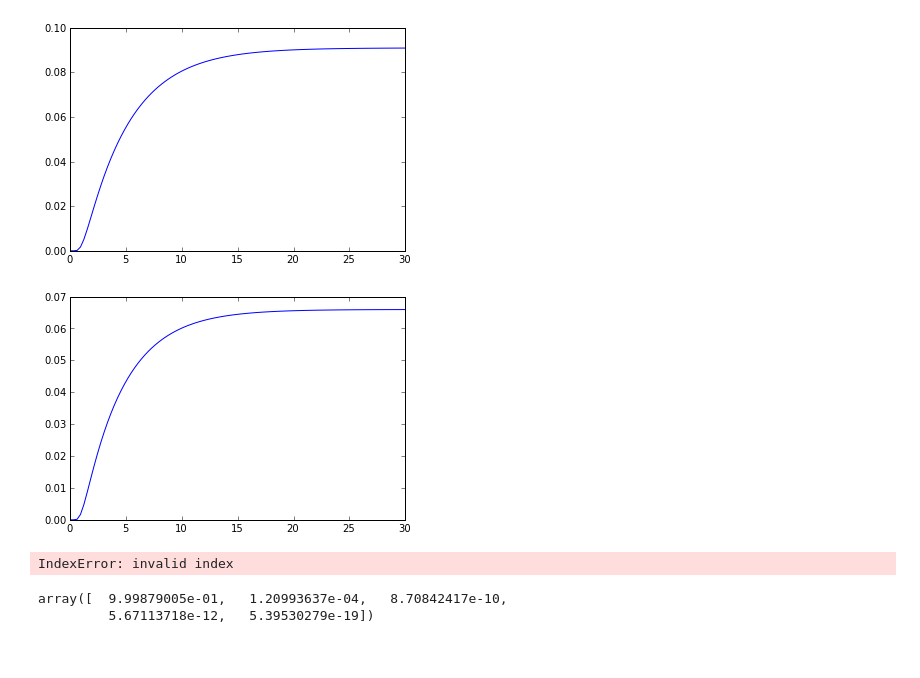
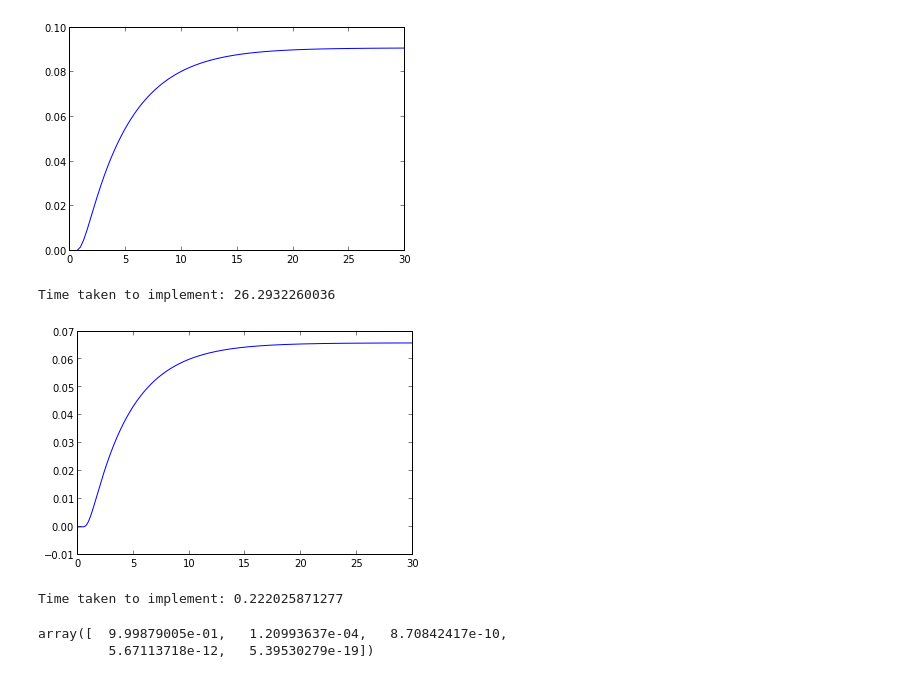
Before and after one commit to cvbrgava/ddp, a Jupyter notebook: notebook/PWL_MOR.ipynb, the cells around one changed output. Cells and saved outputs as stored; diff of their text form; code cells hidden in the pictures.

Commit message:
Common Source Non-linear integration working After long time commit - **BULK**

```diff
--- a/notebook/PWL_MOR.ipynb
+++ b/notebook/PWL_MOR.ipynb
@@ -60,26 +60,30 @@ plt.show()
 # %%
 def dervNL(y,t):
     tempObj=Anew.evalf(subs={x[0]:y[0],x[1]:y[1],x[2]:y[2],x[3]:y[3],x[4]:y[4],x[5]:y[5],x[6]:y[6],x[7]:y[7],x[8]:y[8],x[9]:y[9]})+B*signal_in(t)
     temp=Sym2NumArray(tempObj).reshape(1,10)
     return temp[0]
 
 y0=numpy.zeros(ord)
-t = numpy.linspace(0, 30., 100)
+t = numpy.linspace(0, 30., 1000)
+begin=timeit.time.time()
 solnNL = odeint(dervNL, y0, t)
+print "Time taken to implement:",timeit.time.time()-begin
 plt.plot(t,solnNL[:,9])
 plt.show()
 # %% [output]
+Time taken to implement: 26.2932260036
-[figure, old version]
+[figure, new version]
 # %%
 points=[10,50,130,170,700]
 linP=numpy.zeros((ord,len(points)))
+#linP[:,3]=solnNL[points[3],:]
+#solnNL[99,:]
 linPJac=numpy.zeros((5,10,10))
 offset=numpy.zeros((5))
 for i in range(0,5):
     linP[:,i]=solnNL[points[i],:]
-# %% [output]
-IndexError: invalid index
 # %%
+begin=timeit.time.time()
 for i in range(0,5):
     linPV=Anew.evalf(subs={x[0]:linP[0,i],x[1]:linP[1,i],x[2]:linP[2,i],x[3]:linP[3,i],x[4]:linP[4,i],x[5]:linP[5,i],x[6]:linP[6,i],x[7]:linP[7,i],x[8]:linP[8,i],x[9]:linP[9,i]})
     linPV_N=Sym2NumArray(linPV)
@@ -88,6 +92,9 @@ for i in range(0,5):
     linPJac[i]=linPJ_N
     temp=linPV_N.reshape((1,10))-dot(linPJ_N,linP[:,i])
     offset[i]=temp[0][0]
+print "Time taken to implement:",timeit.time.time()-begin
+# %% [output]
+Time taken to implement: 0.222025871277
 # %%
 def normcalc(y):
     normV=numpy.zeros(5)
```
Also changed, not shown: parts of 3 cells of this notebook, 14 other files.
